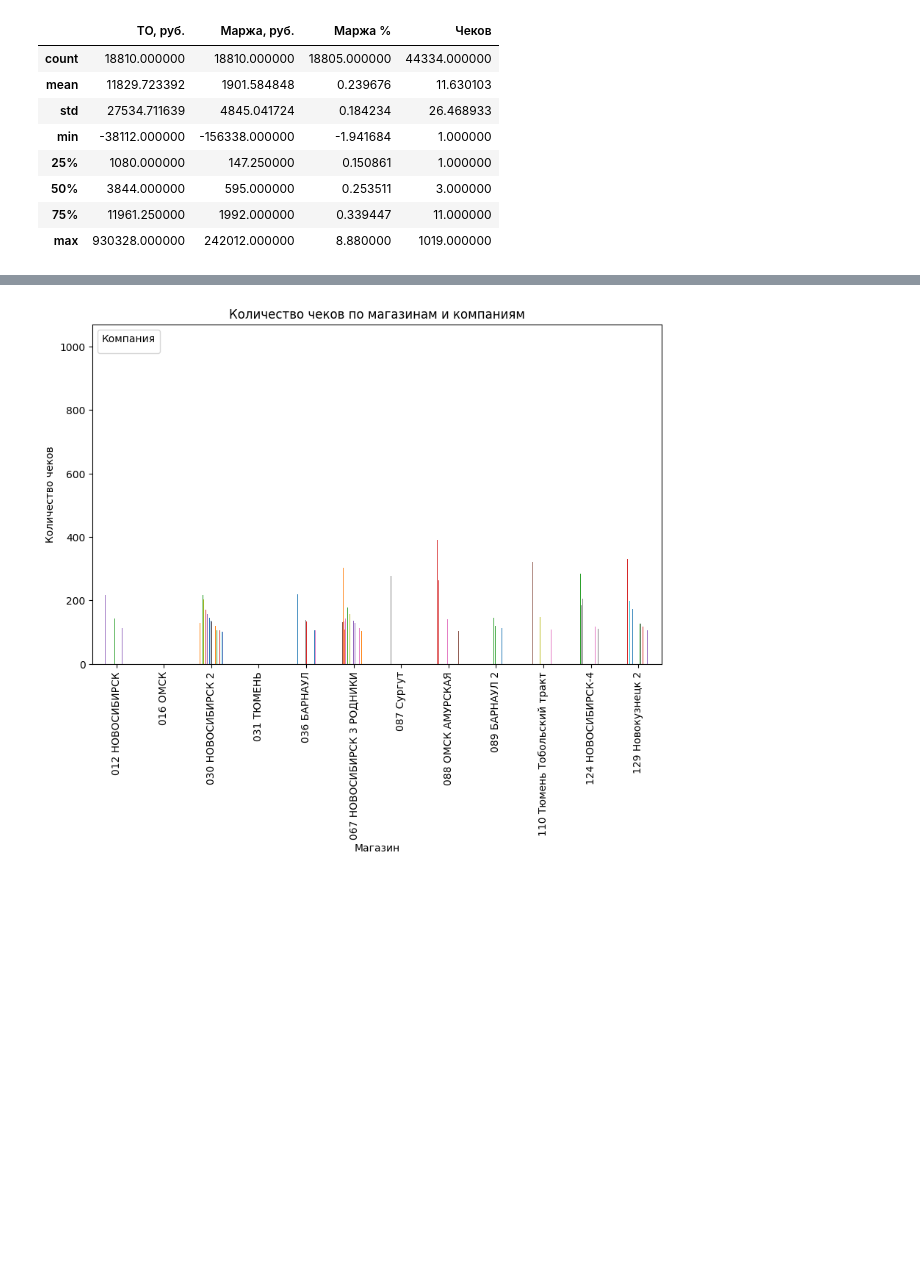
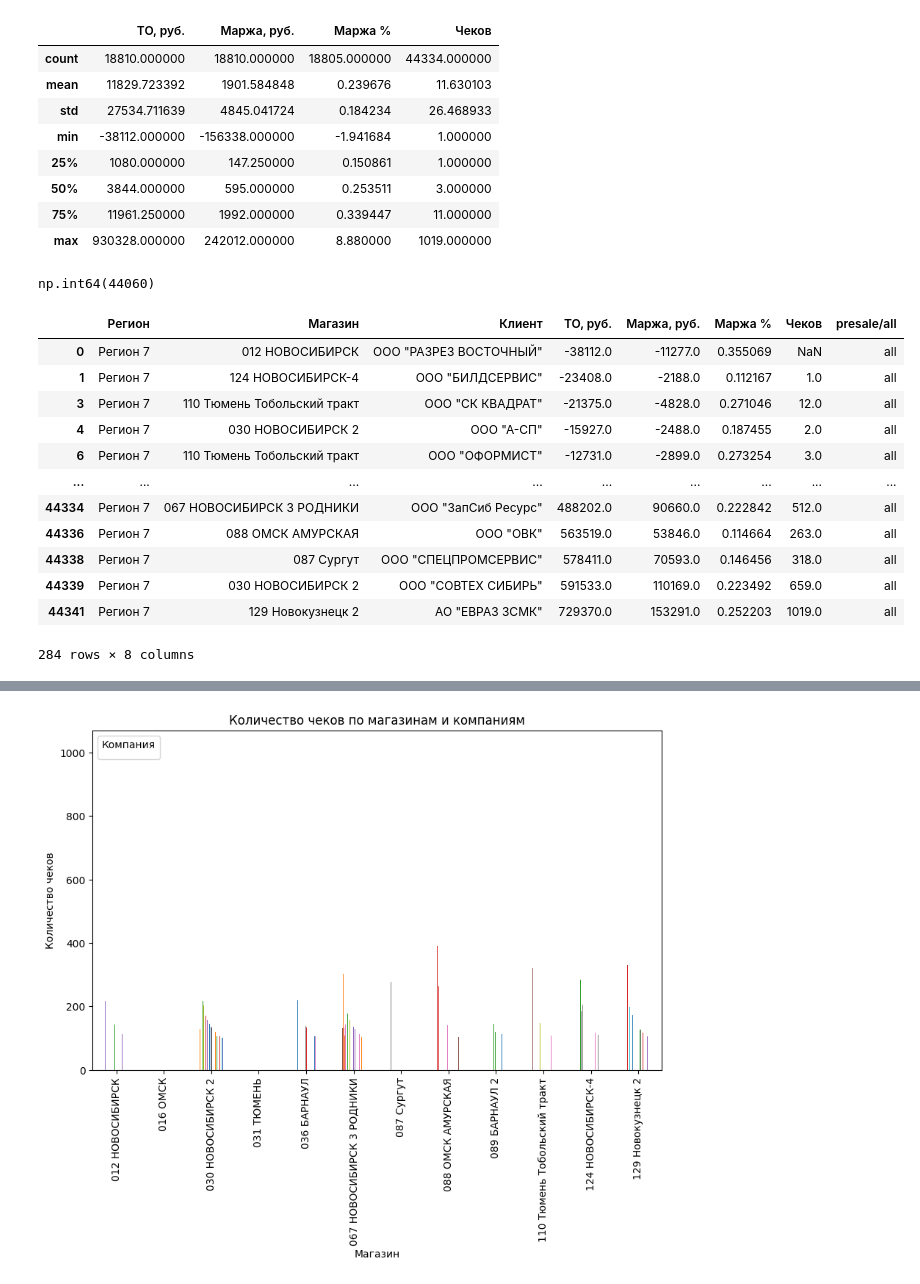
Before and after one commit to dimonpd/work, a Jupyter notebook: simple.ipynb, the cells around one changed output, grey strips where cells are left out. Drawn from its saved outputs; the diff is of its cells as text; code cells hidden in the pictures; blank space fills up the shorter version.

```diff
--- a/simple.ipynb
+++ b/simple.ipynb
@@ -44,6 +44,28 @@ df.describe()
 | 50% | 3844.000000 | 595.000000 | 0.253511 | 3.000000 |
 | 75% | 11961.250000 | 1992.000000 | 0.339447 | 11.000000 |
 | max | 930328.000000 | 242012.000000 | 8.880000 | 1019.000000 |
+# %%
+duplicates = df.duplicated('Чеков').sum()
+duplicates
+# %% [output]
+np.int64(44060)
+# %%
+df = df.drop_duplicates('Чеков')
+df
+# %% [output]
+|  | Регион | Магазин | Клиент | ТО, руб. | Маржа, руб. | Маржа % | Чеков | presale/all |
+| 0 | Регион 7 | 012 НОВОСИБИРСК | ООО "РАЗРЕЗ ВОСТОЧНЫЙ" | -38112.0 | -11277.0 | 0.355069 | NaN | all |
+| 1 | Регион 7 | 124 НОВОСИБИРСК-4 | ООО "БИЛДСЕРВИС" | -23408.0 | -2188.0 | 0.112167 | 1.0 | all |
+| 3 | Регион 7 | 110 Тюмень Тобольский тракт | ООО "СК КВАДРАТ" | -21375.0 | -4828.0 | 0.271046 | 12.0 | all |
+| 4 | Регион 7 | 030 НОВОСИБИРСК 2 | ООО "А-СП" | -15927.0 | -2488.0 | 0.187455 | 2.0 | all |
+| 6 | Регион 7 | 110 Тюмень Тобольский тракт | ООО "ОФОРМИСТ" | -12731.0 | -2899.0 | 0.273254 | 3.0 | all |
+| ... | ... | ... | ... | ... | ... | ... | ... | ... |
+| 44334 | Регион 7 | 067 НОВОСИБИРСК 3 РОДНИКИ | ООО "ЗапСиб Ресурс" | 488202.0 | 90660.0 | 0.222842 | 512.0 | all |
+| 44336 | Регион 7 | 088 ОМСК АМУРСКАЯ | ООО "ОВК" | 563519.0 | 53846.0 | 0.114664 | 263.0 | all |
+| 44338 | Регион 7 | 087 Сургут | ООО "СПЕЦПРОМСЕРВИС" | 578411.0 | 70593.0 | 0.146456 | 318.0 | all |
+| 44339 | Регион 7 | 030 НОВОСИБИРСК 2 | ООО "СОВТЕХ СИБИРЬ" | 591533.0 | 110169.0 | 0.223492 | 659.0 | all |
+| 44341 | Регион 7 | 129 Новокузнецк 2 | АО "ЕВРАЗ ЗСМК" | 729370.0 | 153291.0 | 0.252203 | 1019.0 | all |
+284 rows × 8 columns
 # %%
 df.groupby(['Магазин', 'Клиент'])['Чеков'].sum().sort_values(ascending=False).loc[lambda x: x > 100]
 # %% [output]
```
Also changed, not shown: parts of 4 cells of this notebook.
